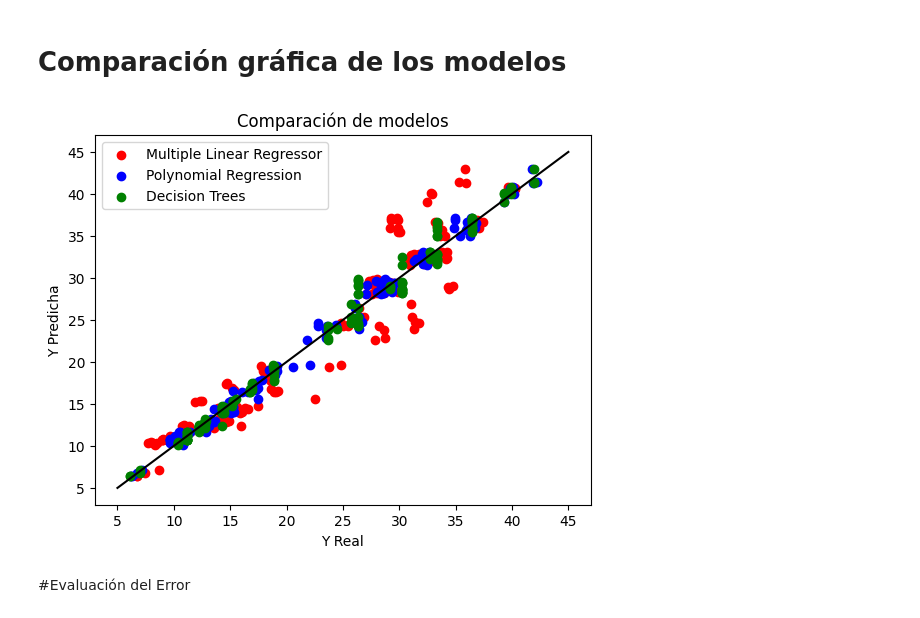
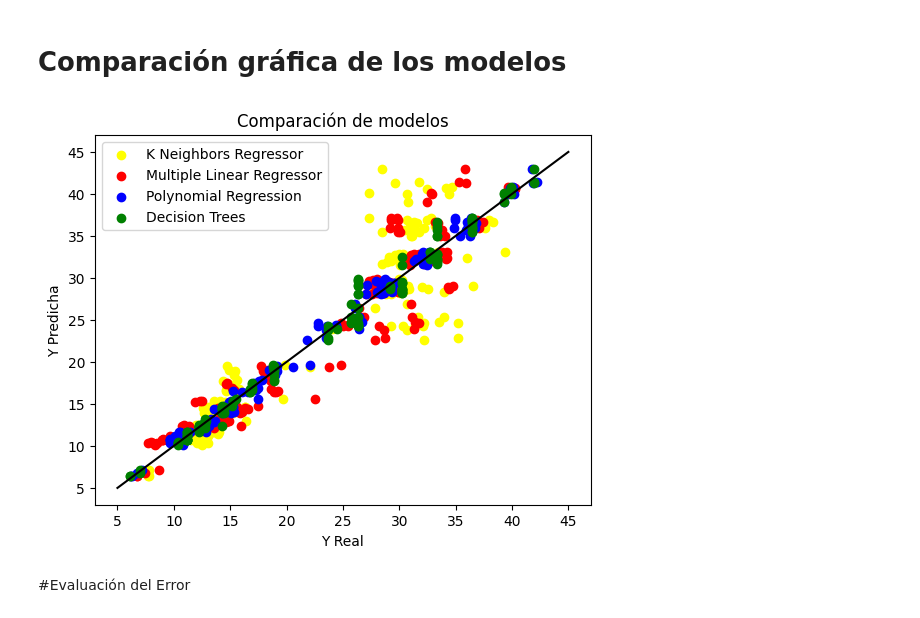
Before and after one commit to JoseMAGG/Modelos-2--Energy-Efficiency, a Jupyter notebook: Modelos.ipynb, the cells around one changed output. Drawn from its saved outputs; the diff is of its cells as text; code cells hidden in the pictures.

```diff
--- a/Modelos.ipynb
+++ b/Modelos.ipynb
@@ -158,21 +160,23 @@ WARNING:matplotlib.legend:No artists with labels found to put in legend.  Note t
 # %% [markdown]
 # Comparación gráfica de los modelos
 # %%
+plt.scatter(predictions_KNN, y_test, color='yellow')
 plt.scatter(predictions_LR, y_test, color='red')
 plt.scatter(predictions_PR, y_test, color='blue')
 plt.scatter(predictions_DT, y_test, color='green')
+
 # Graficar la línea de regresión
 x_line = np.linspace(5,45, 41)
 plt.plot(x_line, x_line, color='black')
 
 
 plt.xlabel('Y Real')
 plt.ylabel('Y Predicha')
-plt.legend(['Multiple Linear Regressor', 'Polynomial Regression', 'Decision Trees'])
+plt.legend(['K Neighbors Regressor','Multiple Linear Regressor', 'Polynomial Regression', 'Decision Trees'])
 plt.title('Comparación de modelos')
 plt.show()
 # %% [output]
-[figure, old version]
+[figure, new version]
 # %% [markdown]
 #Evaluación del Error
 # %%
```
Also changed, not shown: parts of 1 cell of this notebook.
